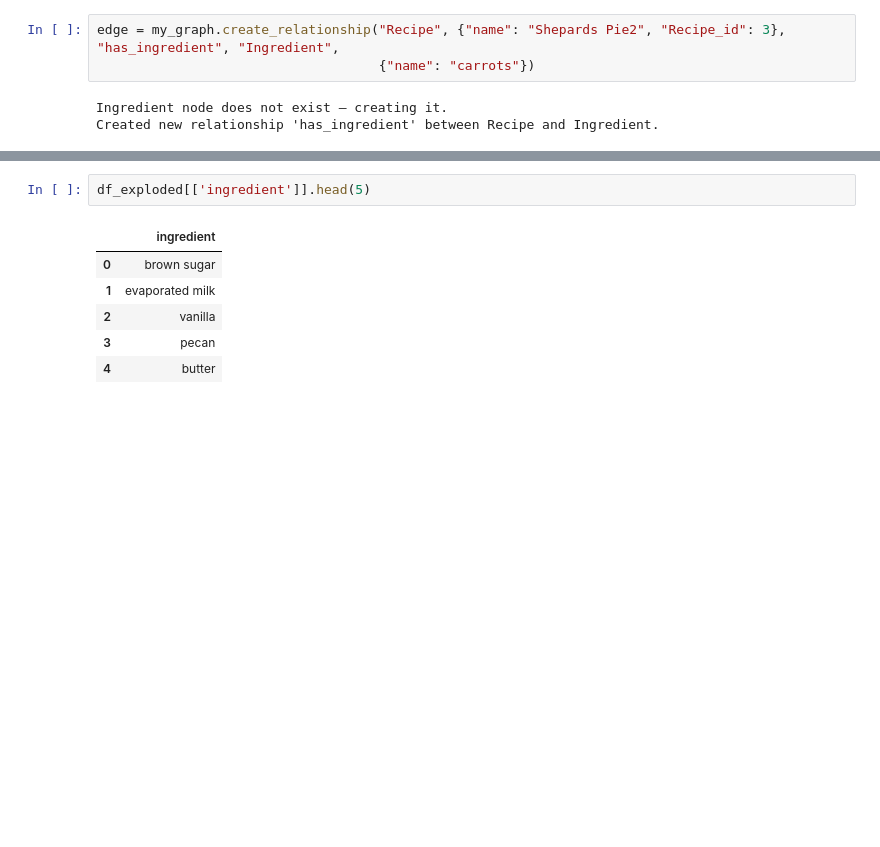
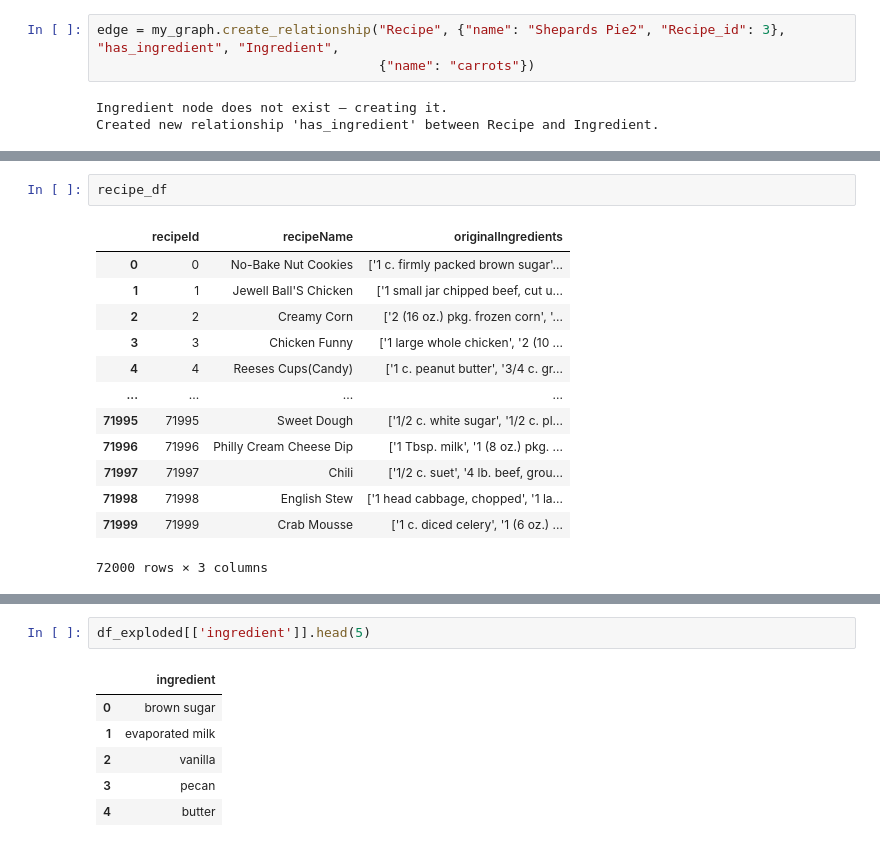
Before and after one commit to DirtyChay/food-knowledge-graph, a Jupyter notebook: NEO4J_interface.ipynb, the cells around one changed output, grey strips where cells are left out. Cells and saved outputs as stored; diff of their text form; blank space fills up the shorter version.

```diff
--- a/NEO4J_interface.ipynb
+++ b/NEO4J_interface.ipynb
@@ -272,0 +725,16 @@ print(df_exploded.head(5))
+# %%
+recipe_df
+# %% [output]
+|  | recipeId | recipeName | originalIngredients |
+| 0 | 0 | No-Bake Nut Cookies | ['1 c. firmly packed brown sugar'... |
+| 1 | 1 | Jewell Ball'S Chicken | ['1 small jar chipped beef, cut u... |
+| 2 | 2 | Creamy Corn | ['2 (16 oz.) pkg. frozen corn', '... |
+| 3 | 3 | Chicken Funny | ['1 large whole chicken', '2 (10 ... |
+| 4 | 4 | Reeses Cups(Candy) | ['1 c. peanut butter', '3/4 c. gr... |
+| ... | ... | ... | ... |
+| 71995 | 71995 | Sweet Dough | ['1/2 c. white sugar', '1/2 c. pl... |
+| 71996 | 71996 | Philly Cream Cheese Dip | ['1 Tbsp. milk', '1 (8 oz.) pkg. ... |
+| 71997 | 71997 | Chili | ['1/2 c. suet', '4 lb. beef, grou... |
+| 71998 | 71998 | English Stew | ['1 head cabbage, chopped', '1 la... |
+| 71999 | 71999 | Crab Mousse | ['1 c. diced celery', '1 (6 oz.) ... |
+72000 rows × 3 columns
```
Also changed, not shown: parts of 21 cells of this notebook, 1 other file.
